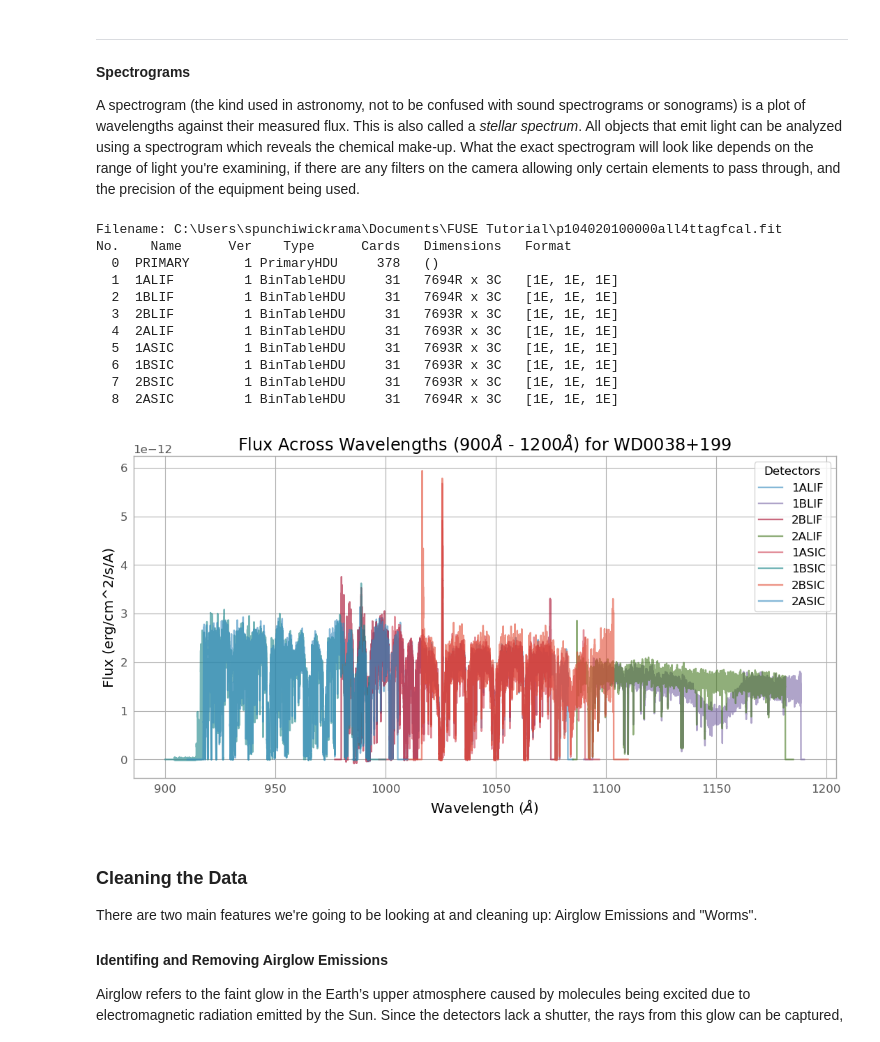
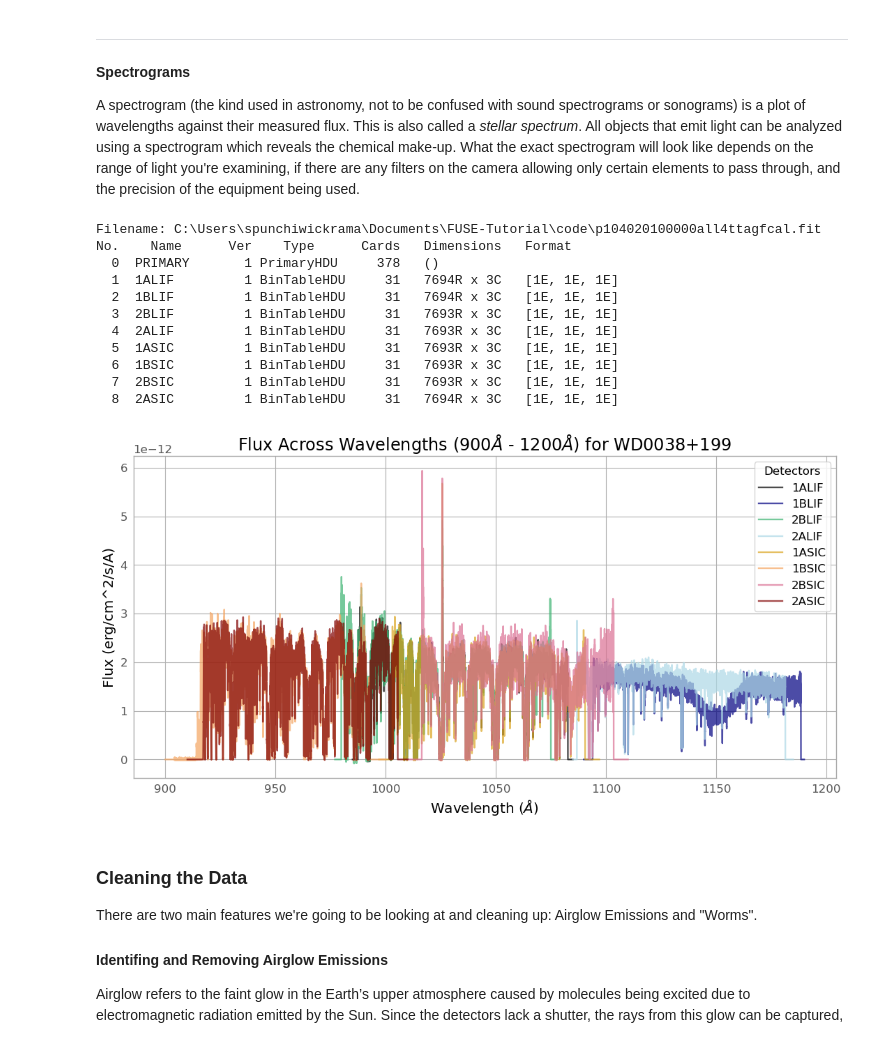
Before and after one commit to asc-csa/FUSE-Tutorial, a Jupyter notebook: code/FUSE Tutorial.ipynb, the cells around one changed output. Drawn from its saved outputs; the diff is of its cells as text; code cells hidden in the pictures.

Commit message:
Updated graphs

```diff
--- a/code/FUSE Tutorial.ipynb
+++ b/code/FUSE Tutorial.ipynb
@@ -179,36 +179,37 @@ RA = hdu[0].header["RA_TARG"]
 DEC = hdu[0].header["DEC_TARG"]
 TargetName = hdu[0].header["TARGNAME"]
 
 #Plot the data
+colours = ['black', 'navy', 'mediumseagreen', 'lightblue', 'goldenrod', 'sandybrown','palevioletred', 'maroon']
 plt.figure(figsize = (13, 6))
 SpectrumData = pd.DataFrame()
 for index in range(1, len(hdu)):
     Detector = hdu[index].header["EXTNAME"]
     dict_hdu = {"Detector": Detector, "Wavelengths": Table(hdu[index].data)["WAVE"], "Flux": Table(hdu[index].data)["FLUX"]}
     SpectrumData = SpectrumData._append(dict_hdu, ignore_index= True)
-    plt.plot(Table(hdu[index].data)['WAVE'], Table(hdu[index].data)['FLUX'], label = Detector, alpha = 0.6)
+    plt.plot(Table(hdu[index].data)['WAVE'], Table(hdu[index].data)['FLUX'], label = Detector, color = colours[index-1], alpha = 0.7)
 
 SpectrumData = SpectrumData.rename(index = SpectrumData['Detector'])
 plt.legend(title = "Detectors")
 plt.grid(True)
 plt.xlabel("Wavelength ($\\AA$)")
 plt.ylabel("Flux (erg/cm^2/s/A)")
 plt.title(f"Flux Across Wavelengths (900$\\AA$ - 1200$\\AA$) for {TargetName}")
 plt.show()
 hdu.close()
 # %% [output]
-Filename: C:\Users\spunchiwickrama\Documents\FUSE Tutorial\p104020100000all4ttagfcal.fit
+Filename: C:\Users\spunchiwickrama\Documents\FUSE-Tutorial\code\p104020100000all4ttagfcal.fit
 No.    Name      Ver    Type      Cards   Dimensions   Format
   0  PRIMARY       1 PrimaryHDU     378   ()
   1  1ALIF         1 BinTableHDU     31   7694R x 3C   [1E, 1E, 1E]
   2  1BLIF         1 BinTableHDU     31   7694R x 3C   [1E, 1E, 1E]
   3  2BLIF         1 BinTableHDU     31   7693R x 3C   [1E, 1E, 1E]
   4  2ALIF         1 BinTableHDU     31   7693R x 3C   [1E, 1E, 1E]
   5  1ASIC         1 BinTableHDU     31   7693R x 3C   [1E, 1E, 1E]
   6  1BSIC         1 BinTableHDU     31   7693R x 3C   [1E, 1E, 1E]
   7  2BSIC         1 BinTableHDU     31   7693R x 3C   [1E, 1E, 1E]
   8  2ASIC         1 BinTableHDU     31   7694R x 3C   [1E, 1E, 1E]
-[figure, old version]
+[figure, new version]
 # %% [markdown]
 ### Cleaning the Data
 There are two main features we're going to be looking at and cleaning up: Airglow Emissions and "Worms".
```
Also changed, not shown: parts of 6 cells of this notebook.
